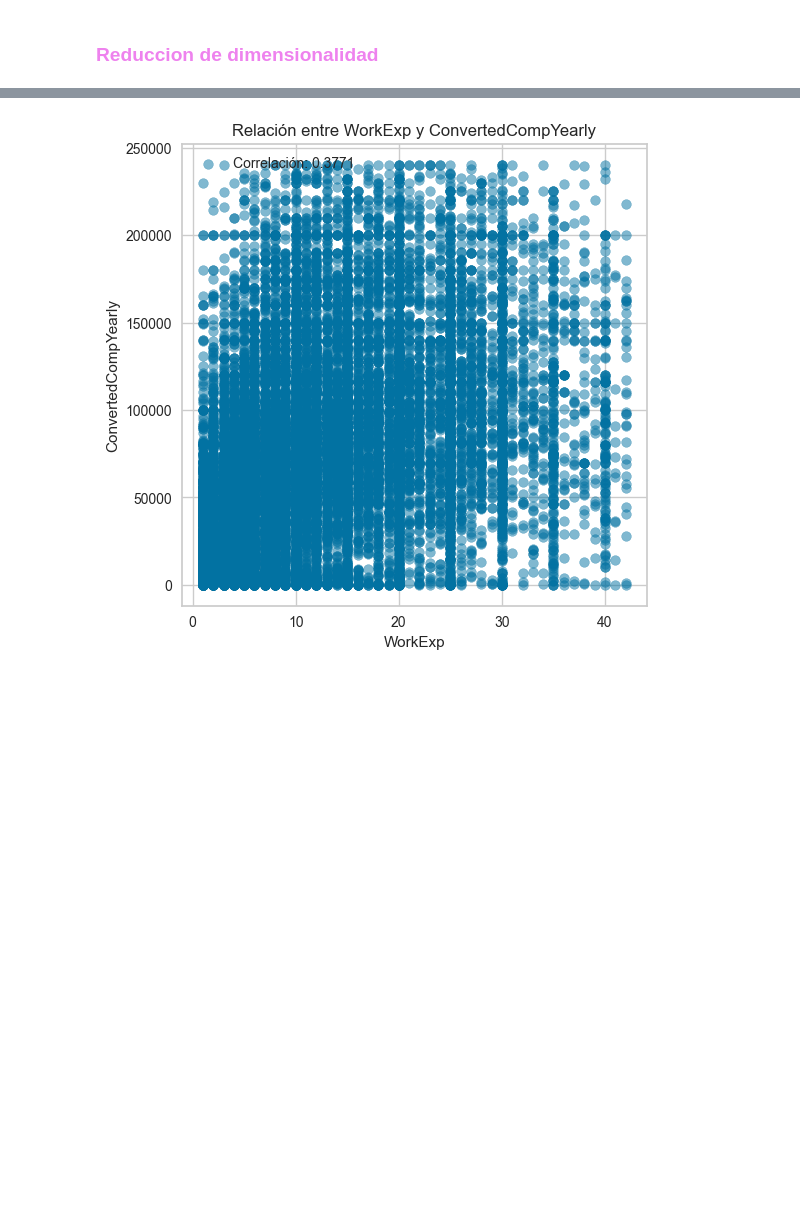
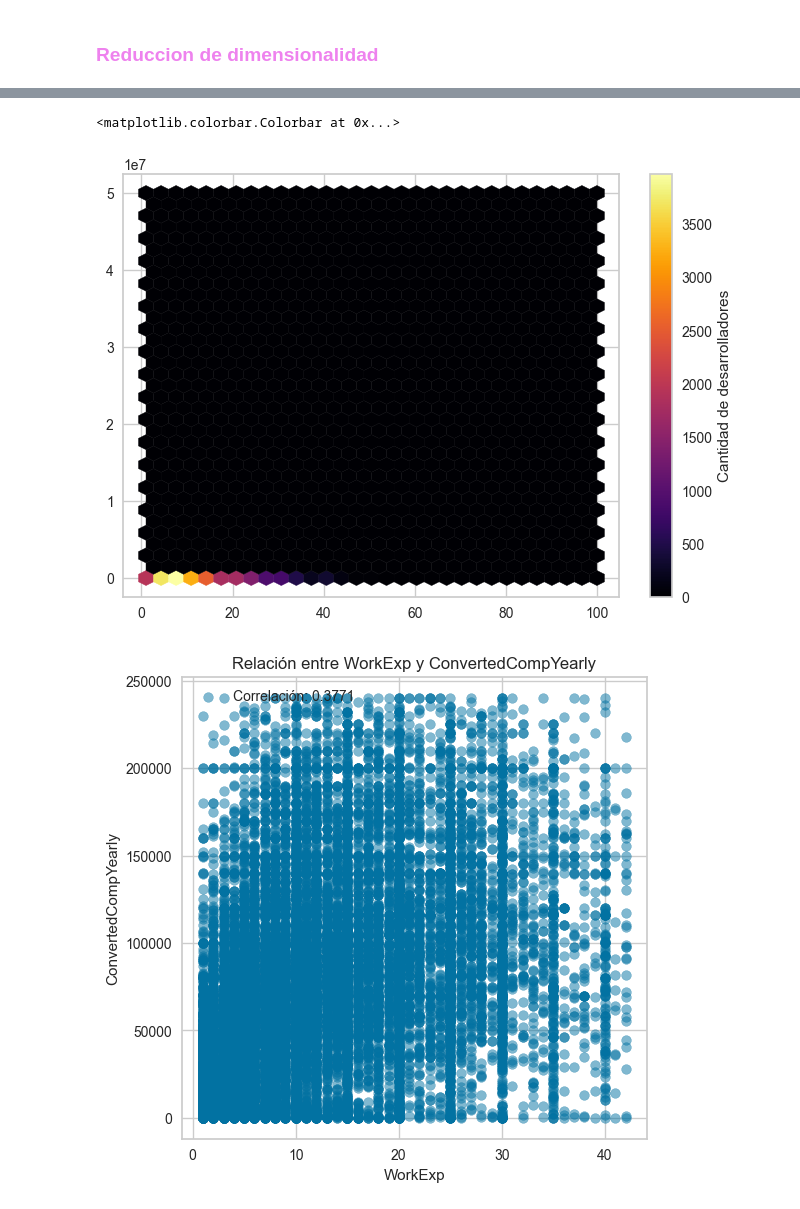
Before and after one commit to gonbenini/ciencia-datos-tpe, a Jupyter notebook: entregable.ipynb, the cells around one changed output, grey strips where cells are left out. Cells and saved outputs as stored; diff of their text form; code cells hidden in the pictures; blank space fills up the shorter version.

```diff
--- a/entregable.ipynb
+++ b/entregable.ipynb
@@ -398,6 +411,18 @@ ax[0].set_xlim(0.7, 1.3)
 ax[1].set_xlim(0.7, 1.3)
 plt.tight_layout()
 plt.show()
+# %%
+plt.hexbin(
+    df['WorkExp'],
+    df['ConvertedCompYearly'],
+    gridsize=30,
+    cmap='inferno',
+
+)
+plt.colorbar(label='Cantidad de desarrolladores')
+# %% [output]
+<matplotlib.colorbar.Colorbar at 0x...>
+[figure, added]
 # %%
 utils.scatter('WorkExp', 'ConvertedCompYearly', df)
 # %% [output]
```
Also changed, not shown: parts of 15 cells of this notebook.
